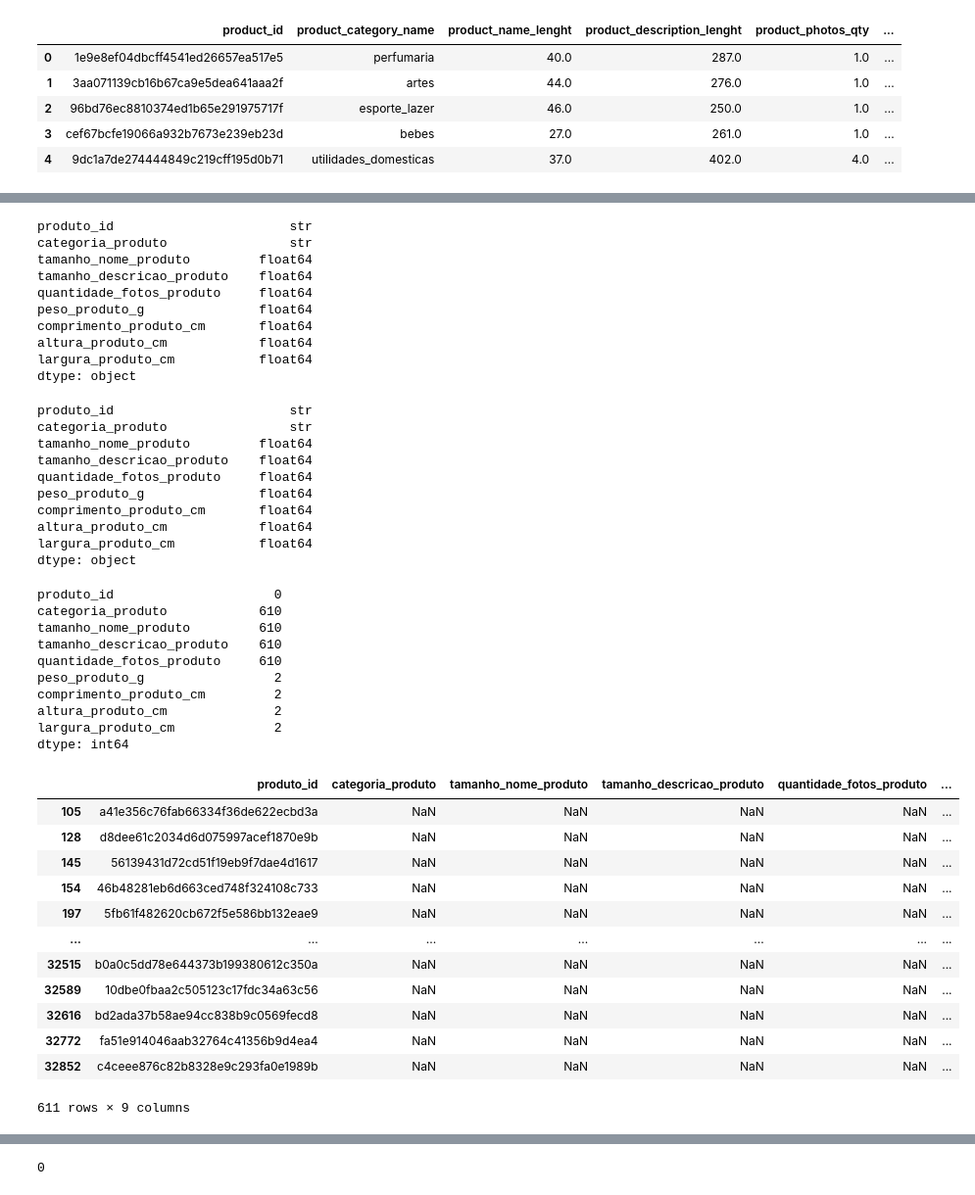
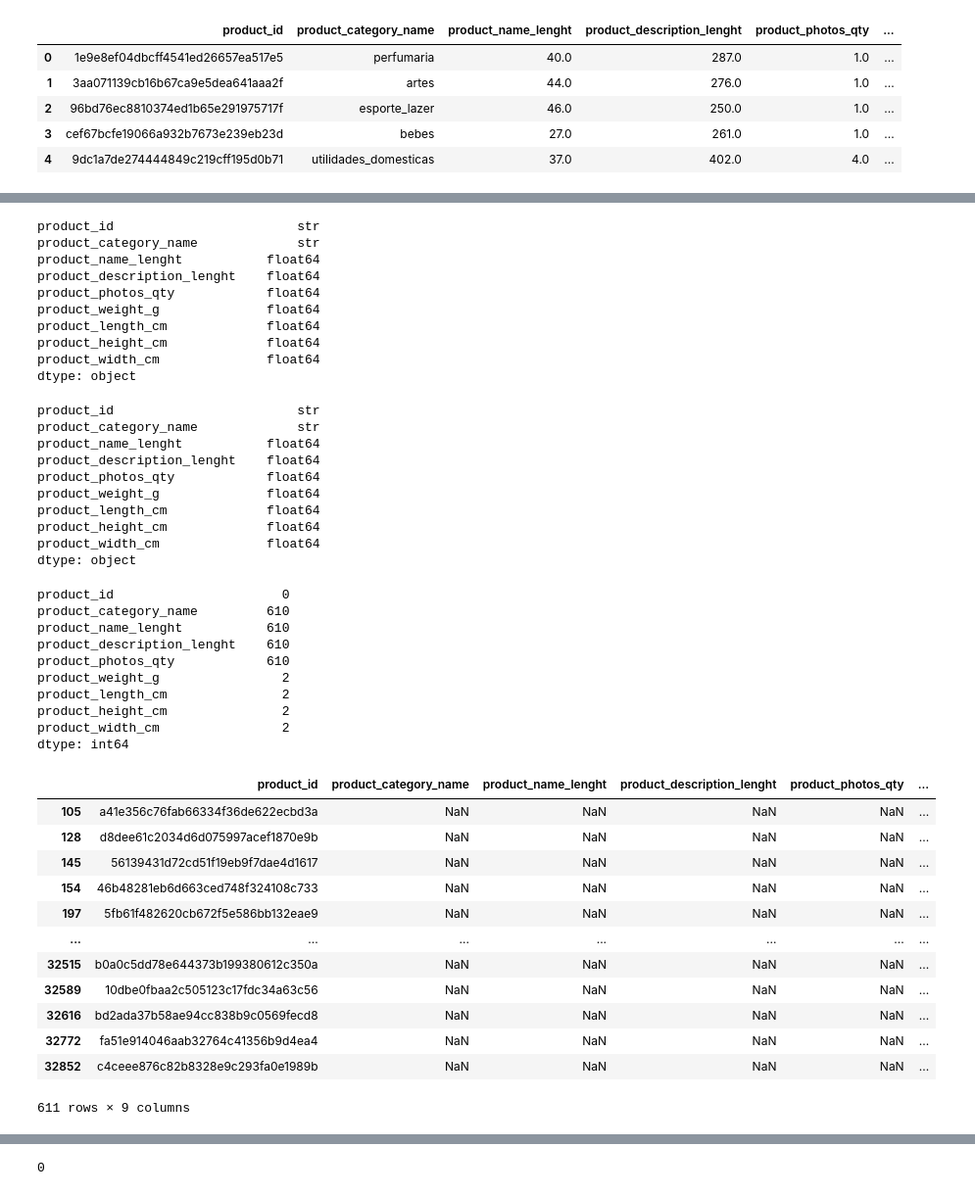
Before and after one commit to Andrey-Silva-Data/end-to-end-ecommerce-olist, a Jupyter notebook: ecommerce.ipynb, the cells around one changed output, grey strips where cells are left out. Shown at 98% size. Cells and saved outputs as stored; diff of their text form; code cells hidden in the pictures.

```diff
--- a/ecommerce.ipynb
+++ b/ecommerce.ipynb
@@ -365,8 +365,8 @@ vendedores_dw = vendedores[[
 obj_produtos = s3_client.get_object(Bucket='olist-ecommerce-dados-andrey', Key='olist_products_dataset.csv')
 # %%
 # exibir as primeiras linhas do dataframe
-produtos = pd.read_csv(io.BytesIO(obj_produtos['Body'].read()))
-produtos.head()
+products = pd.read_csv(io.BytesIO(obj_produtos['Body'].read()))
+products.head()
 # %% [output]
 |  | product_id | product_category_name | product_name_lenght | product_description_lenght | product_photos_qty | ... |
 | 0 | 1e9e8ef04dbcff4541ed26657ea517e5 | perfumaria | 40.0 | 287.0 | 1.0 | ... |
@@ -390,53 +377,53 @@ produtos.head()
 # %%
 # VERIFICAR TIPOS DE dados em produtos
-print(produtos.dtypes)
+print(products.dtypes)
 # %% [output]
-produto_id                       str
-categoria_produto                str
-tamanho_nome_produto         float64
-tamanho_descricao_produto    float64
-quantidade_fotos_produto     float64
-peso_produto_g               float64
-comprimento_produto_cm       float64
-altura_produto_cm            float64
-largura_produto_cm           float64
+product_id                        str
+product_category_name             str
+product_name_lenght           float64
+product_description_lenght    float64
+product_photos_qty            float64
+product_weight_g              float64
+product_length_cm             float64
+product_height_cm             float64
+product_width_cm              float64
 dtype: object
 # %%
 # garantir que todos em categoria_produto sejam strings
-produtos['categoria_produto'] = produtos['categoria_produto'].astype(str).str.strip().str.slice(0, 100)
+products['product_category_name'] = products['product_category_name'].astype(str).str.strip().str.slice(0, 100)
 # %%
 # verificar tipos de dados
-print(produtos.dtypes)
+print(products.dtypes)
 # %% [output]
-produto_id                       str
-categoria_produto                str
-tamanho_nome_produto         float64
-tamanho_descricao_produto    float64
-quantidade_fotos_produto     float64
-peso_produto_g               float64
-comprimento_produto_cm       float64
-altura_produto_cm            float64
-largura_produto_cm           float64
+product_id                        str
+product_category_name             str
+product_name_lenght           float64
+product_description_lenght    float64
+product_photos_qty            float64
+product_weight_g              float64
+product_length_cm             float64
+product_height_cm             float64
+product_width_cm              float64
 dtype: object
 # %%
 # verificar dados nulos em produtos
-print(produtos.isnull().sum())
+print(products.isnull().sum())
 # %% [output]
-produto_id                     0
-categoria_produto            610
-tamanho_nome_produto         610
-tamanho_descricao_produto    610
-quantidade_fotos_produto     610
-peso_produto_g                 2
-comprimento_produto_cm         2
-altura_produto_cm              2
-largura_produto_cm             2
+product_id                      0
+product_category_name         610
+product_name_lenght           610
+product_description_lenght    610
+product_photos_qty            610
+product_weight_g                2
+product_length_cm               2
+product_height_cm               2
+product_width_cm                2
 dtype: int64
 # %%
 # listar somente o que está nas linhas com dados nulos
-produtos[produtos.isnull().any(axis=1)]
+products[products.isnull().any(axis=1)]
 # %% [output]
-|  | produto_id | categoria_produto | tamanho_nome_produto | tamanho_descricao_produto | quantidade_fotos_produto | ... |
+|  | product_id | product_category_name | product_name_lenght | product_description_lenght | product_photos_qty | ... |
 | 105 | a41e356c76fab66334f36de622ecbd3a | NaN | NaN | NaN | NaN | ... |
 | 128 | d8dee61c2034d6d075997acef1870e9b | NaN | NaN | NaN | NaN | ... |
 | 145 | 56139431d72cd51f19eb9f7dae4d1617 | NaN | NaN | NaN | NaN | ... |
```
Also changed, not shown: parts of 130 cells of this notebook, 4 other files.
